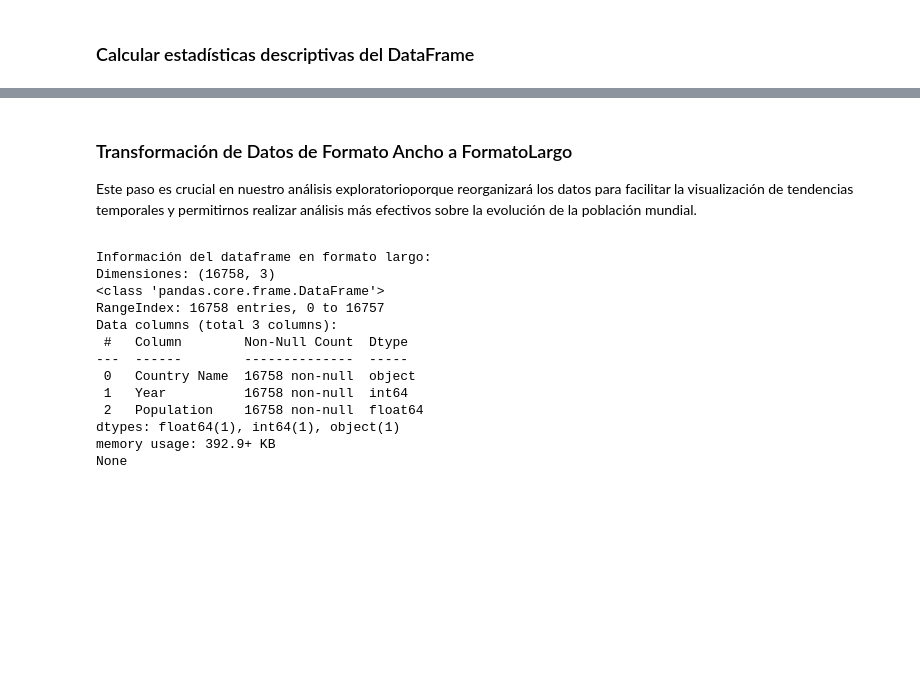
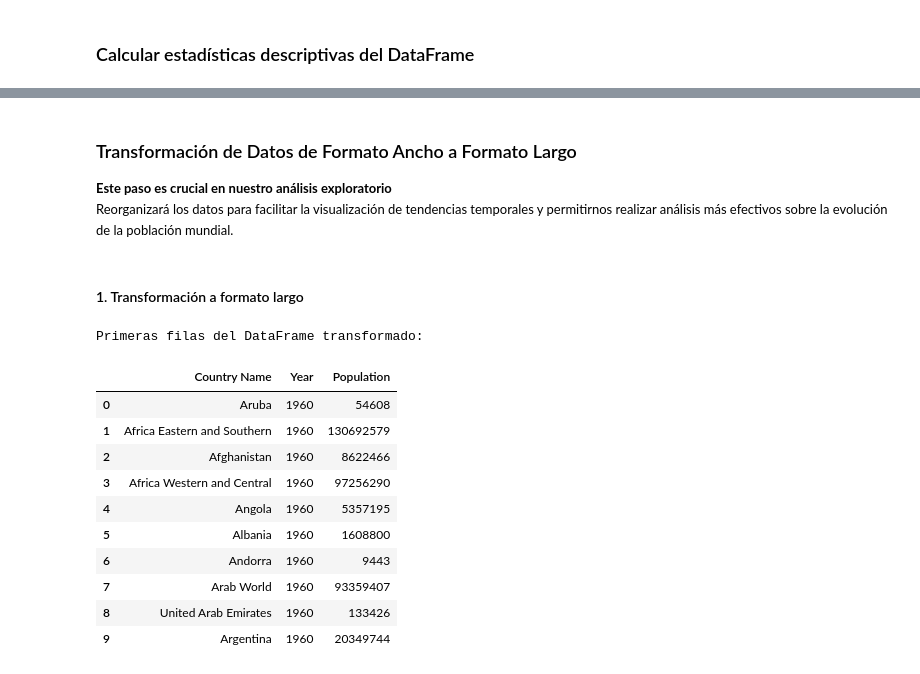
Before and after one commit to Bootcamp-IA-P4/world-population-migration-eda, a Jupyter notebook: population_eda.ipynb, the cells around one changed output, grey strips where cells are left out. Cells and saved outputs as stored; diff of their text form; code cells hidden in the pictures; blank space fills up the shorter version.

```diff
--- a/population_eda.ipynb
+++ b/population_eda.ipynb
@@ -75,45 +82,33 @@ df.describe()
 # %% [markdown]
-<div>
-     <h3>
-Transformación de Datos de Formato Ancho a FormatoLargo
-     </h3>
-     <p classs="font-size: 10px">
-     Este paso es crucial en nuestro análisis
-     exploratorioporque reorganizará los datos para facilitar
-     la visualización de tendencias temporales y permitirnos
-     realizar análisis más efectivos sobre la evolución de la
-     población mundial.
-     </p>
- </div>
+### Transformación de Datos de Formato Ancho a Formato Largo
+
+<p style="font-size: 13px; line-height: 1.6;">
+    <strong>Este paso es crucial en nuestro análisis exploratorio</strong><br>
+    Reorganizará los datos para facilitar la visualización de tendencias temporales y permitirnos realizar análisis más efectivos sobre la evolución de la población mundial.
+</p>
-# %%
-df_long = pd.melt(
-  df,
-  id_vars=['Country Name'],
-  var_name='Year',
-  value_name='Population'
-)
-
-# Convertir el año a tipo numérico, actualmente es string al ser el nombre de las columnas
-df_long['Year'] = pd.to_numeric(df_long['Year'])
-
-# Mostrar las primera filas para verificar la transformación
-df_long.head((20))
-
-# Información básica del nuevo dataframe
-print("\nInformación del dataframe en formato largo:")
-print(f"Dimensiones: {df_long.shape}")
-print(df_long.info())
-# %% [output]
-Información del dataframe en formato largo:
-Dimensiones: (16758, 3)
-<class 'pandas.core.frame.DataFrame'>
-RangeIndex: 16758 entries, 0 to 16757
-Data columns (total 3 columns):
- #   Column        Non-Null Count  Dtype
----  ------        --------------  -----
- 0   Country Name  16758 non-null  object
- 1   Year          16758 non-null  int64
- 2   Population    16758 non-null  float64
-dtypes: float64(1), int64(1), object(1)
-memory usage: 392.9+ KB
-None
+# %% [markdown]
+#### 1. Transformación a formato largo
+# %%
+df_long = pd.melt(
+  df,
+  id_vars=['Country Name'],
+  var_name='Year',
+  value_name='Population'
+)
+
+# Mostrar las primeras filas para verificar la transformación inicial
+print("Primeras filas del DataFrame transformado:")
+df_long.head(10)
+# %% [output]
+Primeras filas del DataFrame transformado:
+|  | Country Name | Year | Population |
+| 0 | Aruba | 1960 | 54608 |
+| 1 | Africa Eastern and Southern | 1960 | 130692579 |
+| 2 | Afghanistan | 1960 | 8622466 |
+| 3 | Africa Western and Central | 1960 | 97256290 |
+| 4 | Angola | 1960 | 5357195 |
+| 5 | Albania | 1960 | 1608800 |
+| 6 | Andorra | 1960 | 9443 |
+| 7 | Arab World | 1960 | 93359407 |
+| 8 | United Arab Emirates | 1960 | 133426 |
+| 9 | Argentina | 1960 | 20349744 |
```
Also changed, not shown: parts of 24 cells of this notebook.
